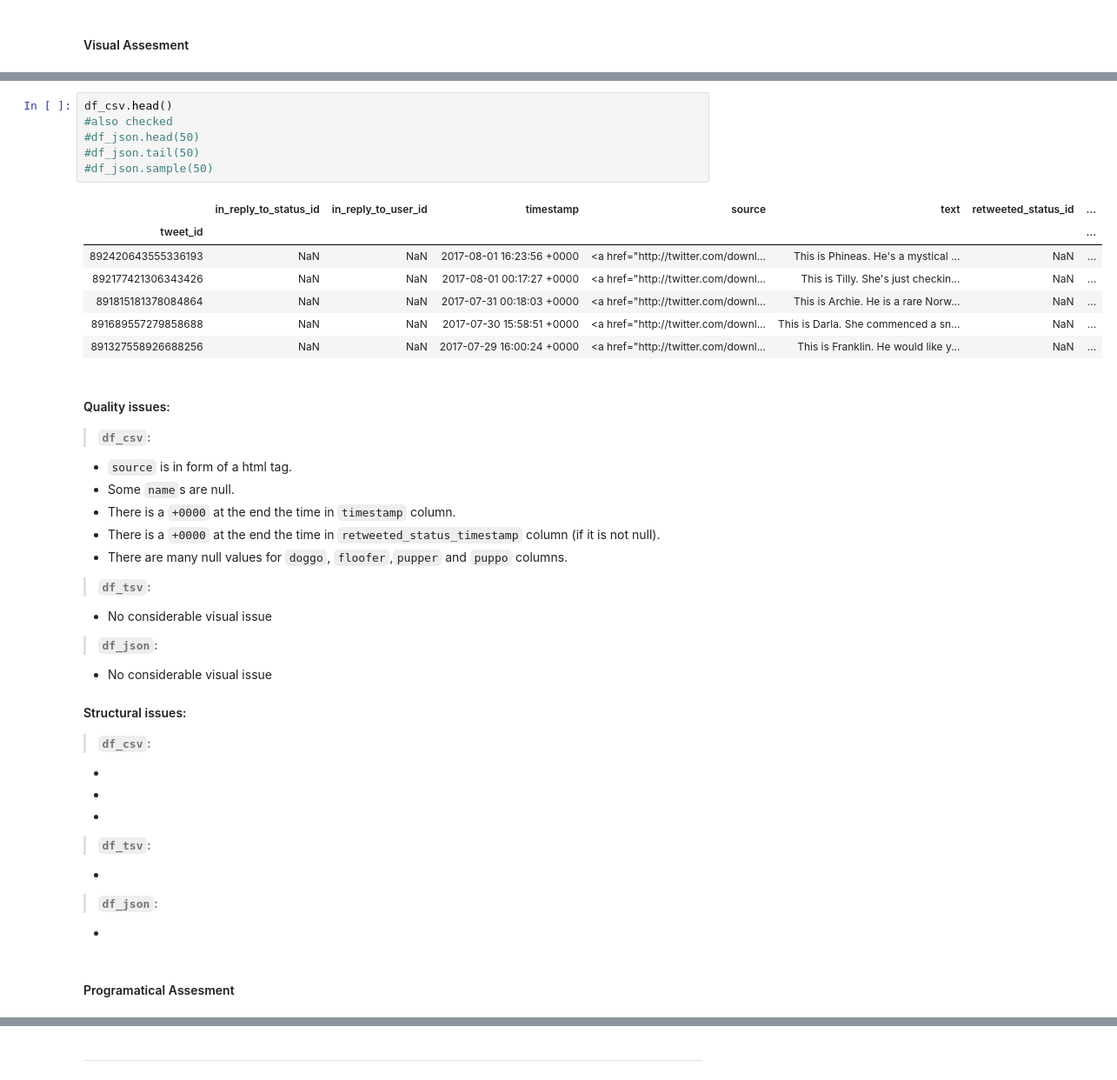
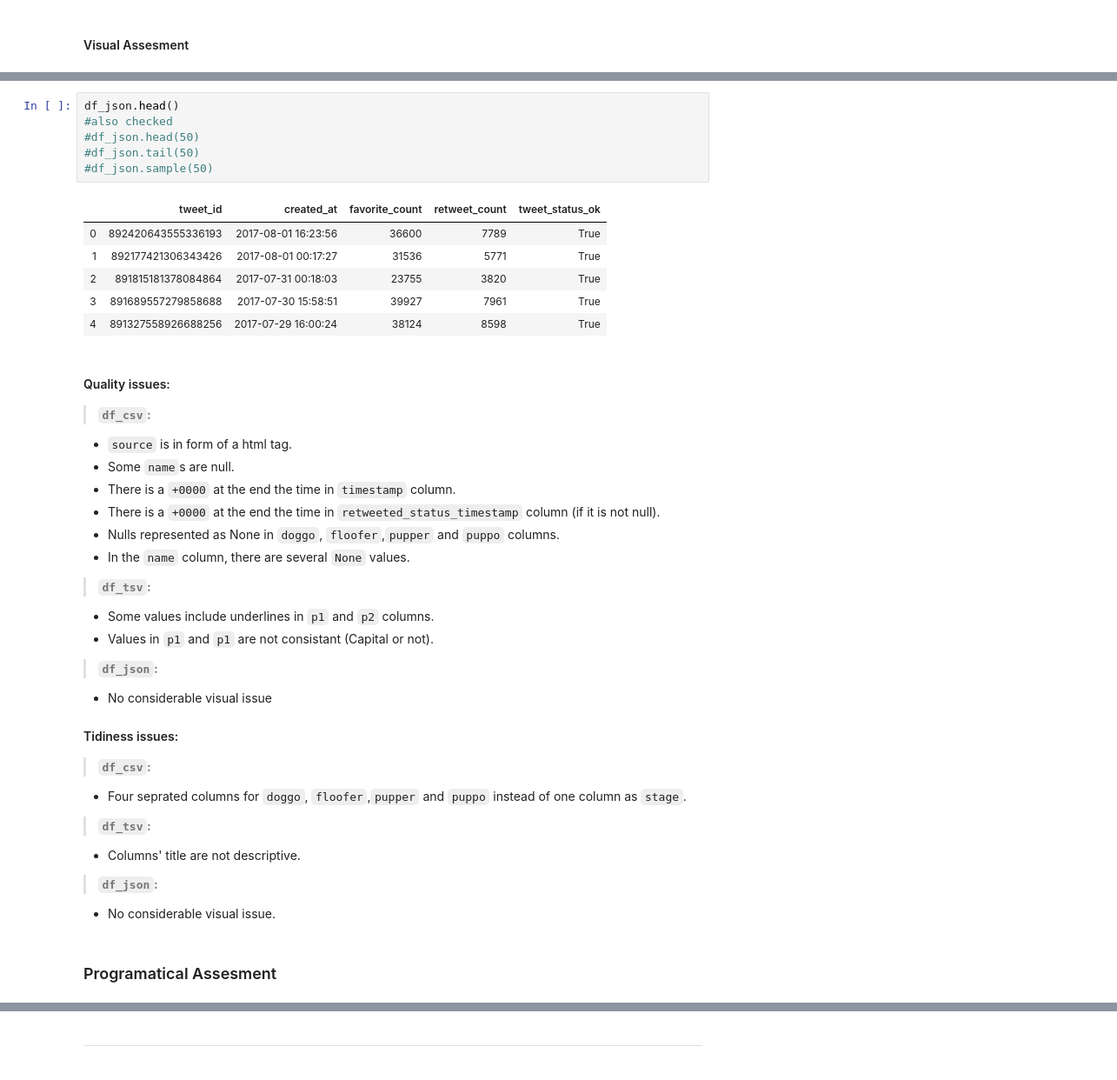
Before and after one commit to hamidkhbl/Twitter_account_data_analysis, a Jupyter notebook: wrangle_act.ipynb, the cells around one changed output, grey strips where cells are left out. Shown at 87% size. Saved outputs shown, nothing was run; the diff lists cells and outputs as text.

Commit message:
docs: Add data issues description

```diff
--- a/wrangle_act.ipynb
+++ b/wrangle_act.ipynb
@@ -200,19 +200,18 @@ df_tsv.head()
 | 666044226329800704 | https://pbs.twimg.com/media/CT5Dr... | 1 | Rhodesian_ridgeback | 0.408143 | True | redbone | 0.360687 | True | miniature_pinscher | 0.222752 | True |
 | 666049248165822465 | https://pbs.twimg.com/media/CT5IQ... | 1 | miniature_pinscher | 0.560311 | True | Rottweiler | 0.243682 | True | Doberman | 0.154629 | True |
 # %%
-df_csv.head()
+df_json.head()
 #also checked
 #df_json.head(50)
 #df_json.tail(50)
 #df_json.sample(50)
 # %% [output]
-|  | in_reply_to_status_id | in_reply_to_user_id | timestamp | source | text | retweeted_status_id | ... |
-| tweet_id |  |  |  |  |  |  | ... |
-| 892420643555336193 | NaN | NaN | 2017-08-01 16:23:56 +0000 | <a href="http://twitter.com/downl... | This is Phineas. He's a mystical ... | NaN | ... |
-| 892177421306343426 | NaN | NaN | 2017-08-01 00:17:27 +0000 | <a href="http://twitter.com/downl... | This is Tilly. She's just checkin... | NaN | ... |
-| 891815181378084864 | NaN | NaN | 2017-07-31 00:18:03 +0000 | <a href="http://twitter.com/downl... | This is Archie. He is a rare Norw... | NaN | ... |
-| 891689557279858688 | NaN | NaN | 2017-07-30 15:58:51 +0000 | <a href="http://twitter.com/downl... | This is Darla. She commenced a sn... | NaN | ... |
-| 891327558926688256 | NaN | NaN | 2017-07-29 16:00:24 +0000 | <a href="http://twitter.com/downl... | This is Franklin. He would like y... | NaN | ... |
+|  | tweet_id | created_at | favorite_count | retweet_count | tweet_status_ok |
+| 0 | 892420643555336193 | 2017-08-01 16:23:56 | 36600 | 7789 | True |
+| 1 | 892177421306343426 | 2017-08-01 00:17:27 | 31536 | 5771 | True |
+| 2 | 891815181378084864 | 2017-07-31 00:18:03 | 23755 | 3820 | True |
+| 3 | 891689557279858688 | 2017-07-30 15:58:51 | 39927 | 7961 | True |
+| 4 | 891327558926688256 | 2017-07-29 16:00:24 | 38124 | 8598 | True |
 # %% [markdown]
 #### Quality issues:
 > **`df_csv`:**
@@ -220,24 +219,24 @@ df_csv.head()
 * Some `name`s are null.
 * There is a `+0000` at the end the time in `timestamp` column.
 * There is a `+0000` at the end the time in `retweeted_status_timestamp` column (if it is not null).
-* There are many null values for `doggo`, `floofer`,`pupper` and `puppo` columns.
+* Nulls represented as None in `doggo`, `floofer`,`pupper` and `puppo` columns.
+* In the `name` column, there are several `None` values.
 
 >**`df_tsv`:**
-* No considerable visual issue
+* Some values include underlines in `p1` and `p2` columns.
+* Values in `p1` and `p1` are not consistant (Capital or not).
 
 >**`df_json`:**
 * No considerable visual issue
 
-#### Structural issues:
+#### Tidiness issues:
 > **`df_csv`:**
-*
-*
-*
+* Four seprated columns for  `doggo`, `floofer`,`pupper` and `puppo` instead of one column as `stage`.
 
 >**`df_tsv`:**
-*
+* Columns' title are not descriptive.
 
 >**`df_json`:**
-*
+* No considerable visual issue.
 # %% [markdown]
-#### Programatical Assesment
+### Programatical Assesment
```
Also changed, not shown: parts of 19 cells of this notebook.
